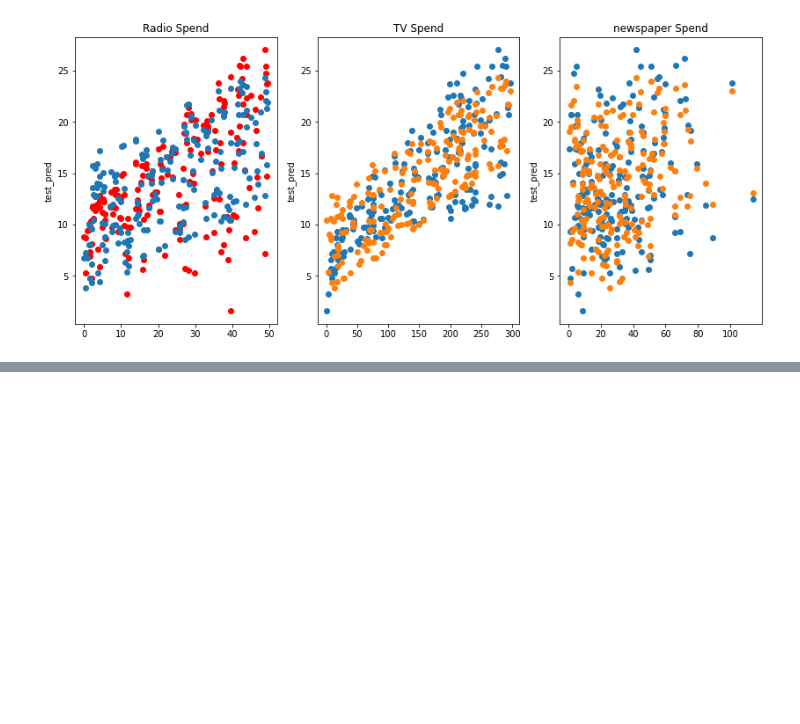
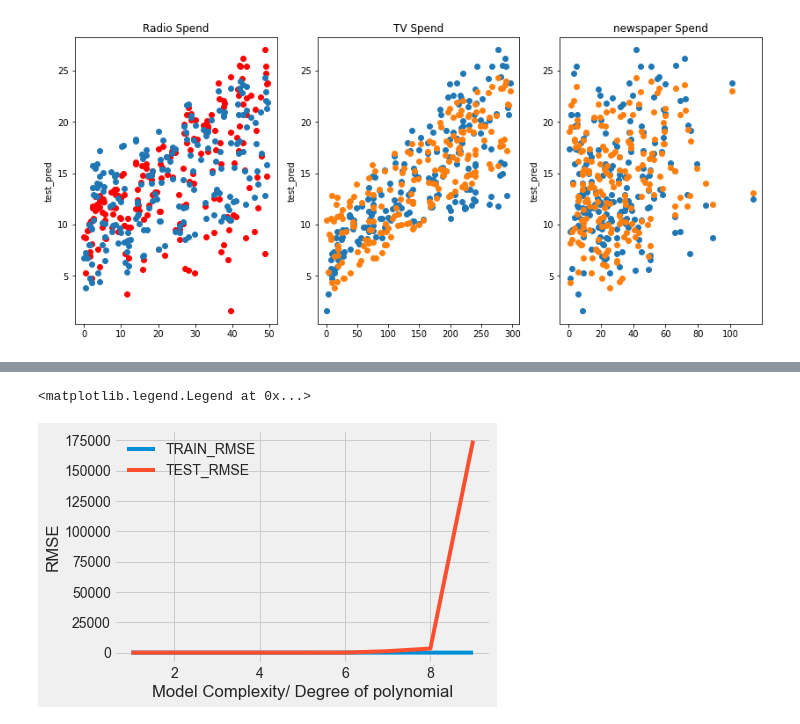
Before and after one commit to Sheiphan/ML_Live-, a Jupyter notebook: Linear Regression.ipynb, the cells around one changed output, grey strips where cells are left out. Cells and saved outputs as stored; diff of their text form; code cells hidden in the pictures; blank space fills up the shorter version.

```diff
--- a/Linear Regression.ipynb
+++ b/Linear Regression.ipynb
@@ -330,0 +555,9 @@ Text(0.5, 1.0, 'newspaper Spend')
+# %%
+plt.plot(range(1,10),train_rmse_errors, label = 'TRAIN_RMSE' )
+plt.plot(range(1,10),test_rmse_errors ,label = 'TEST_RMSE' )
+plt.xlabel('Model Complexity/ Degree of polynomial')
+plt.ylabel('RMSE')
+plt.legend()
+# %% [output]
+<matplotlib.legend.Legend at 0x...>
+[figure, added]
```
Also changed, not shown: parts of 46 cells of this notebook, 5 other files.
